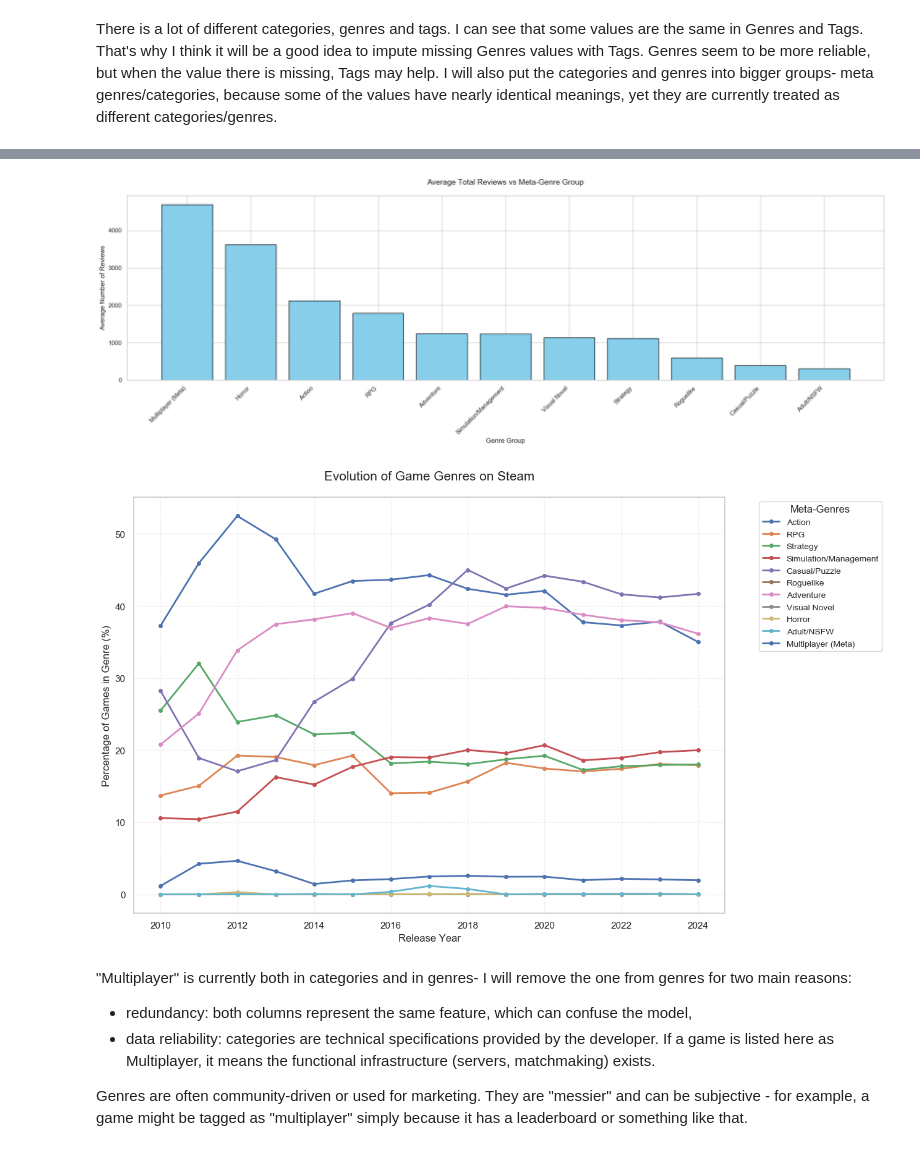
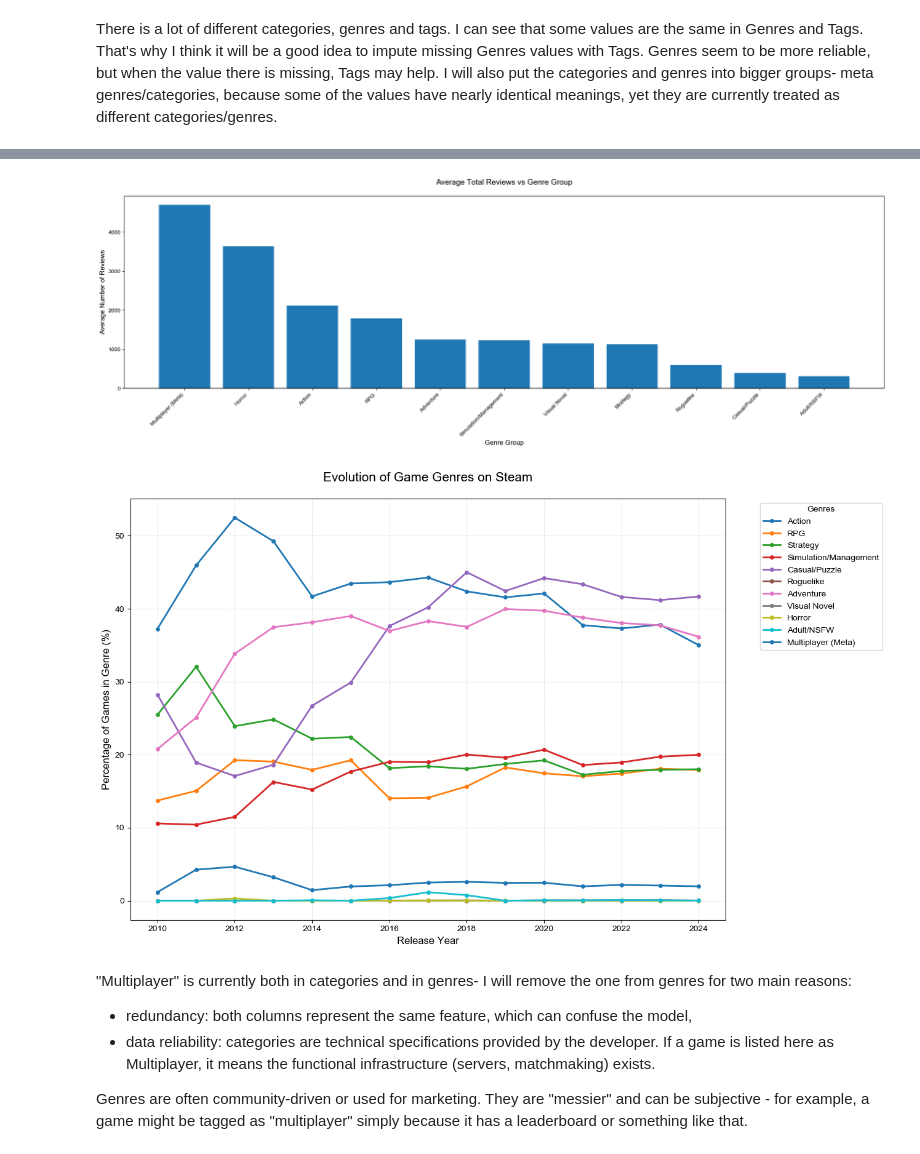
Before and after one commit to martastn/steam-games-dataset-analysis, a Jupyter notebook: report+code.ipynb, the cells around one changed output, grey strips where cells are left out. Drawn from its saved outputs; the diff is of its cells as text; code cells hidden in the pictures.

```diff
--- a/report+code.ipynb
+++ b/report+code.ipynb
@@ -512,36 +494,36 @@ for g_key in genre_mapping.keys():
 genre_labels = {
     'genre_action': 'Action',
     'genre_rpg': 'RPG',
     'genre_strategy': 'Strategy',
     'genre_sim_mgmt': 'Simulation/Management',
     'genre_casual_puzzle': 'Casual/Puzzle',
     'genre_rogue': 'Roguelike',
     'genre_adventure': 'Adventure',
     'genre_visual_novel': 'Visual Novel',
     'genre_horror': 'Horror',
     'genre_adult': 'Adult/NSFW',
     'genre_multiplayer': 'Multiplayer (Meta)'
 }
 
 mean_genre_reviews = {
     label: total_reviews[df[col] == 1].mean()
     for col, label in genre_labels.items()
 }
 
 mean_genre_reviews = dict(sorted(mean_genre_reviews.items(), key=lambda x: x[1], reverse=True))
 
 plt.figure(figsize=(20, 7))
-plt.bar(mean_genre_reviews.keys(), mean_genre_reviews.values(), color='skyblue', edgecolor='black')
+plt.bar(mean_genre_reviews.keys(), mean_genre_reviews.values())
 
-plt.title('Average Total Reviews vs Meta-Genre Group', fontsize=14, pad=20)
+plt.title('Average Total Reviews vs Genre Group', fontsize=14, pad=20)
 plt.ylabel('Average Number of Reviews', fontsize=12)
 plt.xlabel('Genre Group', fontsize=12)
 plt.xticks(rotation=45, ha='right')
 
 plt.tight_layout()
 plt.show()
 # %% [output]
-[figure, old version]
+[figure, new version]
 # %%
 
 plt.figure(figsize=(13, 8))
@@ -556,13 +538,13 @@ plt.title('Evolution of Game Genres on Steam', fontsize=15, pad=20)
 plt.xlabel('Release Year', fontsize=12)
 plt.ylabel('Percentage of Games in Genre (%)', fontsize=12)
 
-plt.legend(title='Meta-Genres', bbox_to_anchor=(1.05, 1), loc='upper left', fontsize=10)
+plt.legend(title='Genres', bbox_to_anchor=(1.05, 1), loc='upper left', fontsize=10)
 plt.grid(True, linestyle='--', alpha=0.3)
 
 plt.tight_layout()
 plt.show()
 # %% [output]
-[figure, old version]
+[figure, new version]
 # %% [markdown]
 "Multiplayer" is currently both in categories and in genres- I will remove the one from genres for two main reasons:
 - redundancy: both columns represent the same feature, which can confuse the model,
```
Also changed, not shown: parts of 6 cells of this notebook.
